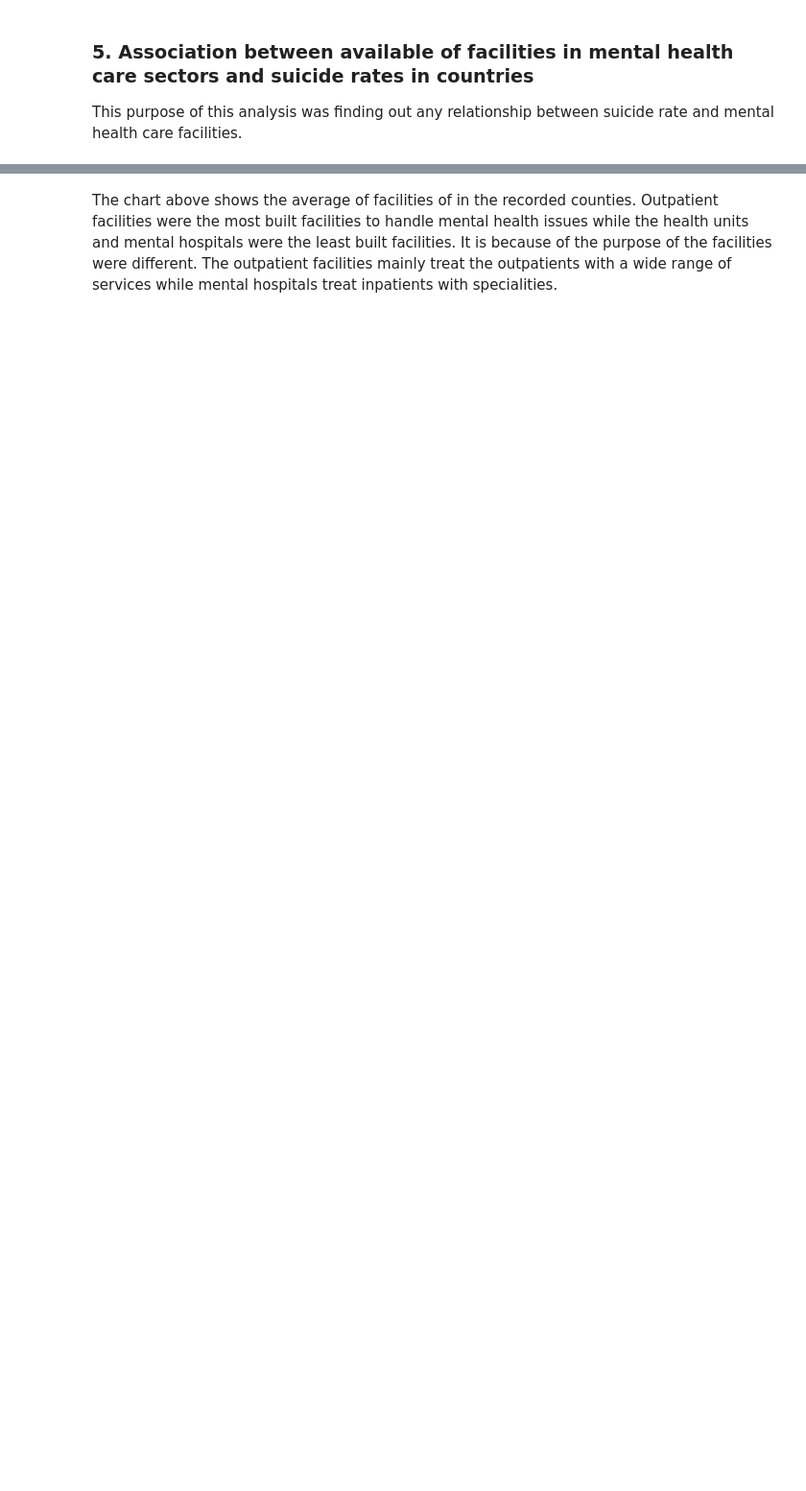
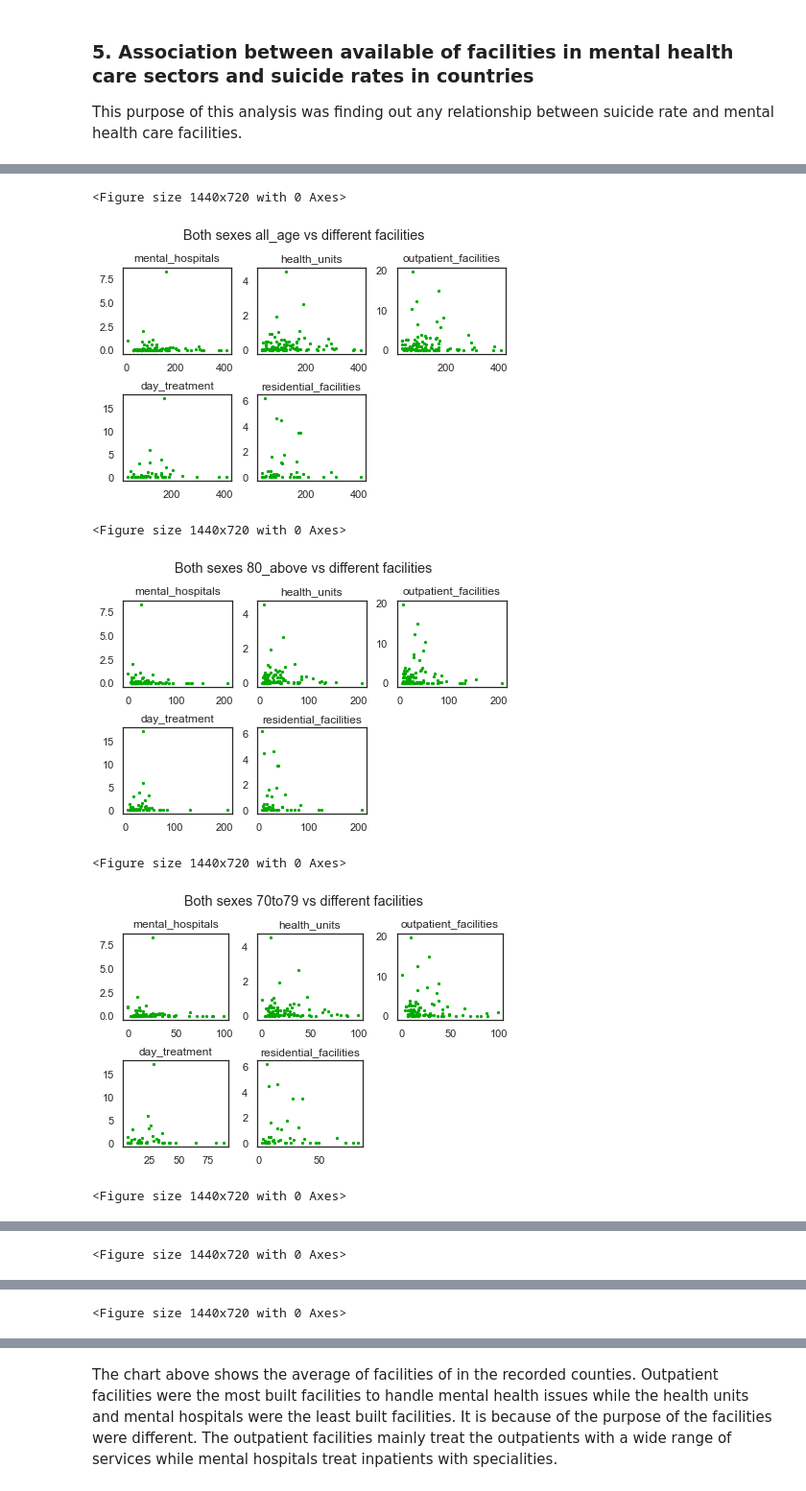
Before and after one commit to mdsi-dsp-at2/eTe-analysis, a Jupyter notebook: analysis/DSP_AT2_MentalHealth_Analysis.ipynb, the cells around one changed output, grey strips where cells are left out. Shown at 96% size. Saved outputs shown, nothing was run; the diff lists cells and outputs as text; code cells hidden in the pictures; blank space fills up the shorter version.

```diff
--- a/analysis/DSP_AT2_MentalHealth_Analysis.ipynb
+++ b/analysis/DSP_AT2_MentalHealth_Analysis.ipynb
@@ -398,0 +473,33 @@ This purpose of this analysis was finding out any relationship between suicide r
+# %%
+
+
+for sex in ALL_SEX:
+    sex_color = COLOR_FOR_SEX[sex]
+    for age_range in ALL_AGE_RANGES:
+        plt.figure(figsize=(20,10))
+        fig, axs = plt.subplots(nrows=2, ncols=3, constrained_layout=True)
+        fig.figsize=(20,10)
+        facilities_index = 0	# use for control the location of the plot
+        for facility in ALL_FACILITIES:
+            x_index = math.floor(facilities_index / 3)
+            y_index = facilities_index % 3
+            subplot = axs[x_index, y_index]
+            subplot.scatter(x = suicide_rates_facilities_both_sexes_dataframe[age_range],
+                            y = suicide_rates_facilities_both_sexes_dataframe[facility],
+                            color = sex_color,
+                            s = 5)
+            subplot.set_title("{0}".format(facility))
+            #subplot.xlabel("{0} {1} suicide Rate (%)".format(sex, age_range))
+            #subplot.ylabel("{0}".format(facility))
+            plt.suptitle("{0} {1} vs different facilities".format(sex, age_range))
+            facilities_index = facilities_index + 1
+        axs[1, 2].axis('off')
+        plt.show()
+# %% [output]
+<Figure size 1440x720 with 0 Axes>
+[figure, added]
+<Figure size 1440x720 with 0 Axes>
+[figure, added]
+<Figure size 1440x720 with 0 Axes>
+[figure, added]
+<Figure size 1440x720 with 0 Axes>
@@ -398,0 +507 @@ This purpose of this analysis was finding out any relationship between suicide r
+<Figure size 1440x720 with 0 Axes>
@@ -398,0 +509 @@ This purpose of this analysis was finding out any relationship between suicide r
+<Figure size 1440x720 with 0 Axes>
```
Also changed, not shown: parts of 16 cells of this notebook, 2 other files.
